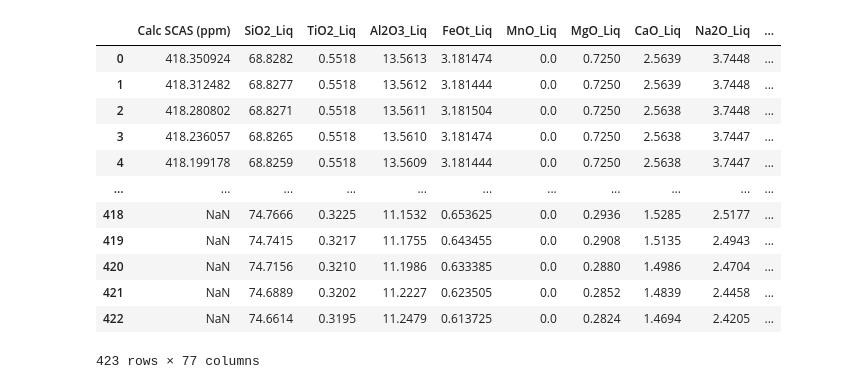
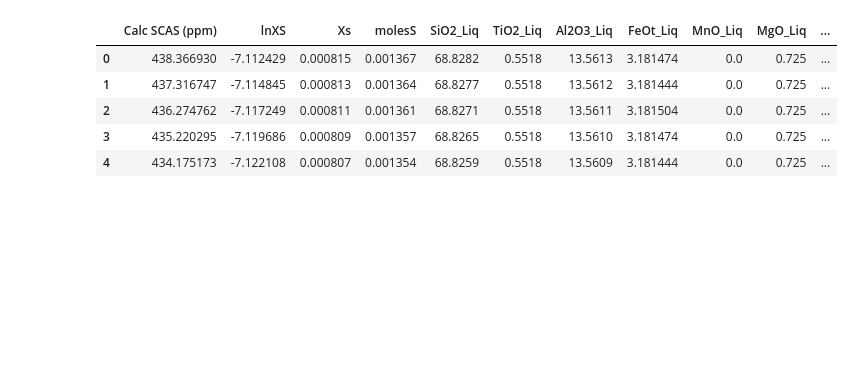
Before and after one commit to PennyWieser/PySulfSat, a Jupyter notebook: docs/Examples/Data_Input/Importing_MeltsTBL.ipynb, the cells around one changed output. Cells and saved outputs as stored; diff of their text form; code cells hidden in the pictures; blank space fills up the shorter version.

```diff
--- a/docs/Examples/Data_Input/Importing_MeltsTBL.ipynb
+++ b/docs/Examples/Data_Input/Importing_MeltsTBL.ipynb
@@ -71,20 +74,13 @@ We have replaced all missing liquid oxides and strings with zeros.
 # %%
-CD_2019=ss.calculate_CD2019_SCAS(df=df_out2, T_K=df_out['T_K'])
-CD_2019
+CD_2019=ss.calculate_CD2019_SCAS(df=df_out2, T_K=df_out2['T_K'])
+CD_2019.head()
 # %% [output]
-|  | Calc SCAS (ppm) | SiO2_Liq | TiO2_Liq | Al2O3_Liq | FeOt_Liq | MnO_Liq | MgO_Liq | CaO_Liq | Na2O_Liq | ... |
-| 0 | 418.350924 | 68.8282 | 0.5518 | 13.5613 | 3.181474 | 0.0 | 0.7250 | 2.5639 | 3.7448 | ... |
-| 1 | 418.312482 | 68.8277 | 0.5518 | 13.5612 | 3.181444 | 0.0 | 0.7250 | 2.5639 | 3.7448 | ... |
-| 2 | 418.280802 | 68.8271 | 0.5518 | 13.5611 | 3.181504 | 0.0 | 0.7250 | 2.5638 | 3.7448 | ... |
-| 3 | 418.236057 | 68.8265 | 0.5518 | 13.5610 | 3.181474 | 0.0 | 0.7250 | 2.5638 | 3.7447 | ... |
-| 4 | 418.199178 | 68.8259 | 0.5518 | 13.5609 | 3.181444 | 0.0 | 0.7250 | 2.5638 | 3.7447 | ... |
-| ... | ... | ... | ... | ... | ... | ... | ... | ... | ... | ... |
-| 418 | NaN | 74.7666 | 0.3225 | 11.1532 | 0.653625 | 0.0 | 0.2936 | 1.5285 | 2.5177 | ... |
-| 419 | NaN | 74.7415 | 0.3217 | 11.1755 | 0.643455 | 0.0 | 0.2908 | 1.5135 | 2.4943 | ... |
-| 420 | NaN | 74.7156 | 0.3210 | 11.1986 | 0.633385 | 0.0 | 0.2880 | 1.4986 | 2.4704 | ... |
-| 421 | NaN | 74.6889 | 0.3202 | 11.2227 | 0.623505 | 0.0 | 0.2852 | 1.4839 | 2.4458 | ... |
-| 422 | NaN | 74.6614 | 0.3195 | 11.2479 | 0.613725 | 0.0 | 0.2824 | 1.4694 | 2.4205 | ... |
+|  | Calc SCAS (ppm) | lnXS | Xs | molesS | SiO2_Liq | TiO2_Liq | Al2O3_Liq | FeOt_Liq | MnO_Liq | MgO_Liq | ... |
+| 0 | 438.366930 | -7.112429 | 0.000815 | 0.001367 | 68.8282 | 0.5518 | 13.5613 | 3.181474 | 0.0 | 0.725 | ... |
+| 1 | 437.316747 | -7.114845 | 0.000813 | 0.001364 | 68.8277 | 0.5518 | 13.5612 | 3.181444 | 0.0 | 0.725 | ... |
+| 2 | 436.274762 | -7.117249 | 0.000811 | 0.001361 | 68.8271 | 0.5518 | 13.5611 | 3.181504 | 0.0 | 0.725 | ... |
+| 3 | 435.220295 | -7.119686 | 0.000809 | 0.001357 | 68.8265 | 0.5518 | 13.5610 | 3.181474 | 0.0 | 0.725 | ... |
+| 4 | 434.175173 | -7.122108 | 0.000807 | 0.001354 | 68.8259 | 0.5518 | 13.5609 | 3.181444 | 0.0 | 0.725 | ... |
-423 rows × 77 columns
 # %%
 plt.plot(CD_2019['T_K'], CD_2019['Calc SCAS (ppm)'], 'or')
 plt.ticklabel_format(useOffset=False)
```
Also changed, not shown: parts of 13 cells of this notebook, 12 other files.
